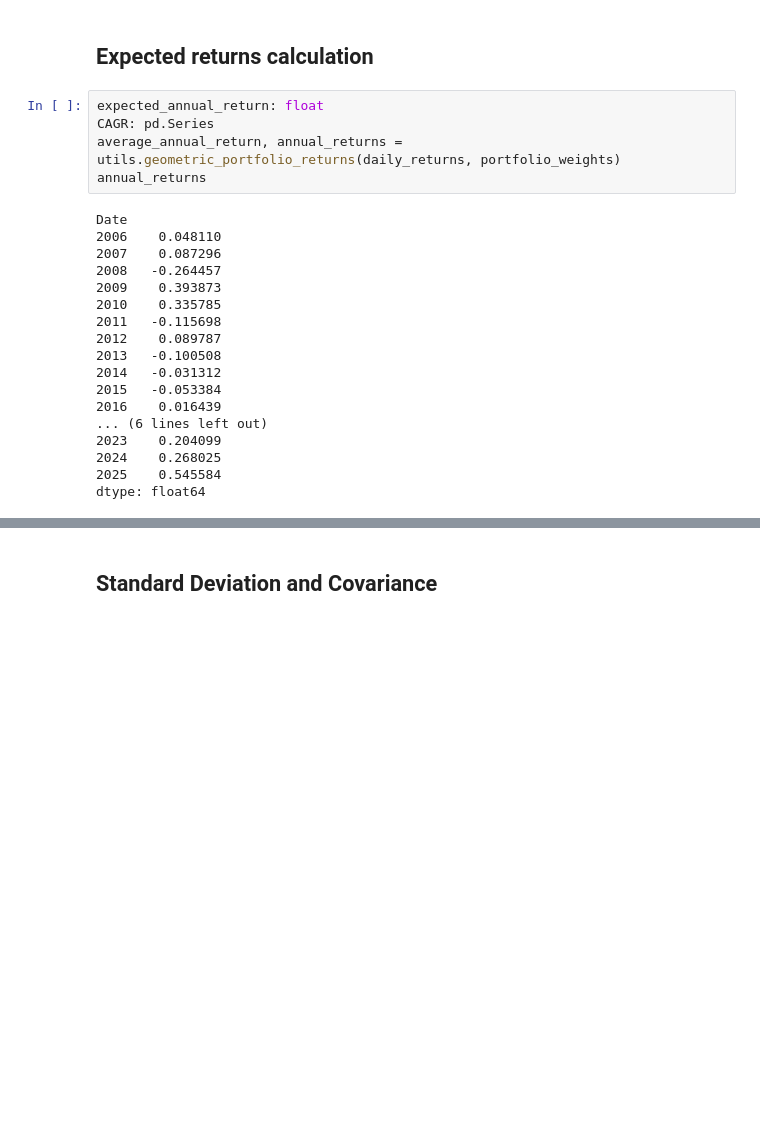
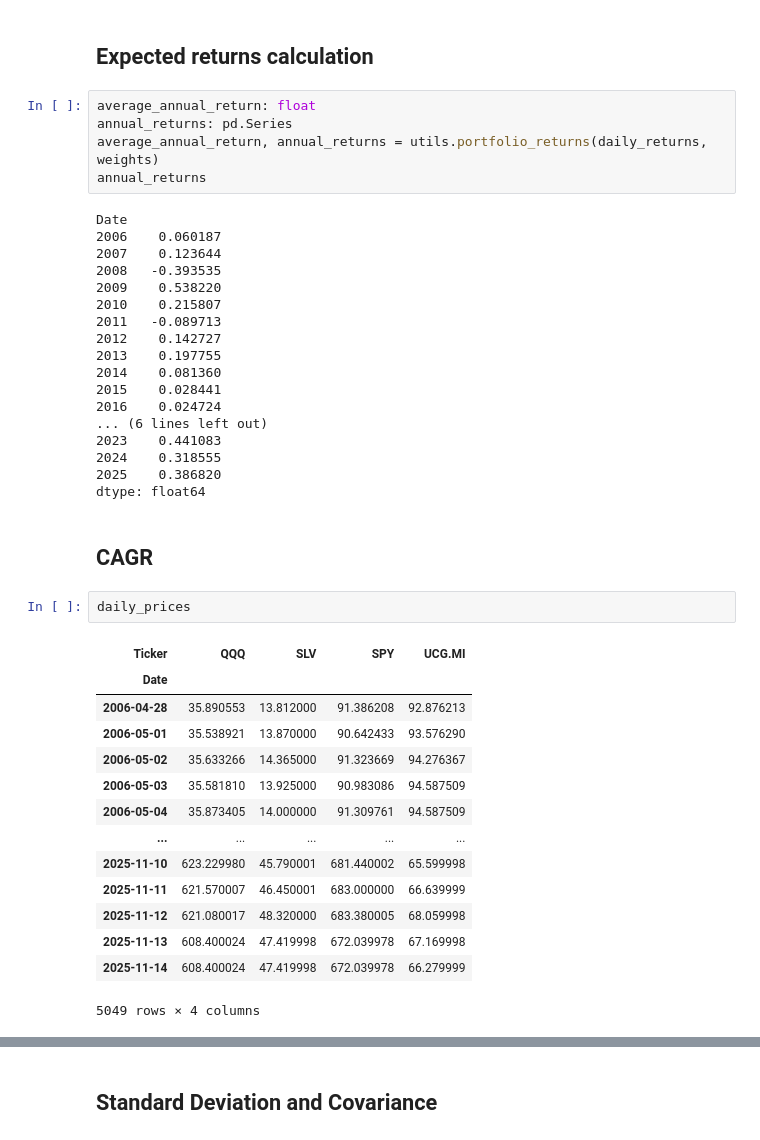
Before and after one commit to Geokaragiann/portfolio-evaluation, a Jupyter notebook: src/main.ipynb, the cells around one changed output, grey strips where cells are left out. Cells and saved outputs as stored; diff of their text form; blank space fills up the shorter version.

```diff
--- a/src/main.ipynb
+++ b/src/main.ipynb
@@ -111,25 +130,44 @@ daily_returns: pd.DataFrame = daily_prices.pct_change().dropna()
 # %% [markdown]
 ## Expected returns calculation
 # %%
-expected_annual_return: float
-CAGR: pd.Series
-average_annual_return, annual_returns = utils.geometric_portfolio_returns(daily_returns, portfolio_weights)
+average_annual_return: float
+annual_returns: pd.Series
+average_annual_return, annual_returns = utils.portfolio_returns(daily_returns, weights)
 annual_returns
 # %% [output]
 Date
-2006    0.048110
-2007    0.087296
-2008   -0.264457
-2009    0.393873
-2010    0.335785
-2011   -0.115698
-2012    0.089787
-2013   -0.100508
-2014   -0.031312
-2015   -0.053384
-2016    0.016439
+2006    0.060187
+2007    0.123644
+2008   -0.393535
+2009    0.538220
+2010    0.215807
+2011   -0.089713
+2012    0.142727
+2013    0.197755
+2014    0.081360
+2015    0.028441
+2016    0.024724
 ... (6 lines left out)
-2023    0.204099
-2024    0.268025
-2025    0.545584
+2023    0.441083
+2024    0.318555
+2025    0.386820
 dtype: float64
+# %% [markdown]
+## CAGR
+# %%
+daily_prices
+# %% [output]
+| Ticker | QQQ | SLV | SPY | UCG.MI |
+| Date |  |  |  |  |
+| 2006-04-28 | 35.890553 | 13.812000 | 91.386208 | 92.876213 |
+| 2006-05-01 | 35.538921 | 13.870000 | 90.642433 | 93.576290 |
+| 2006-05-02 | 35.633266 | 14.365000 | 91.323669 | 94.276367 |
+| 2006-05-03 | 35.581810 | 13.925000 | 90.983086 | 94.587509 |
+| 2006-05-04 | 35.873405 | 14.000000 | 91.309761 | 94.587509 |
+| ... | ... | ... | ... | ... |
+| 2025-11-10 | 623.229980 | 45.790001 | 681.440002 | 65.599998 |
+| 2025-11-11 | 621.570007 | 46.450001 | 683.000000 | 66.639999 |
+| 2025-11-12 | 621.080017 | 48.320000 | 683.380005 | 68.059998 |
+| 2025-11-13 | 608.400024 | 47.419998 | 672.039978 | 67.169998 |
+| 2025-11-14 | 608.400024 | 47.419998 | 672.039978 | 66.279999 |
+5049 rows × 4 columns
```
Also changed, not shown: parts of 18 cells of this notebook, 1 other file.
